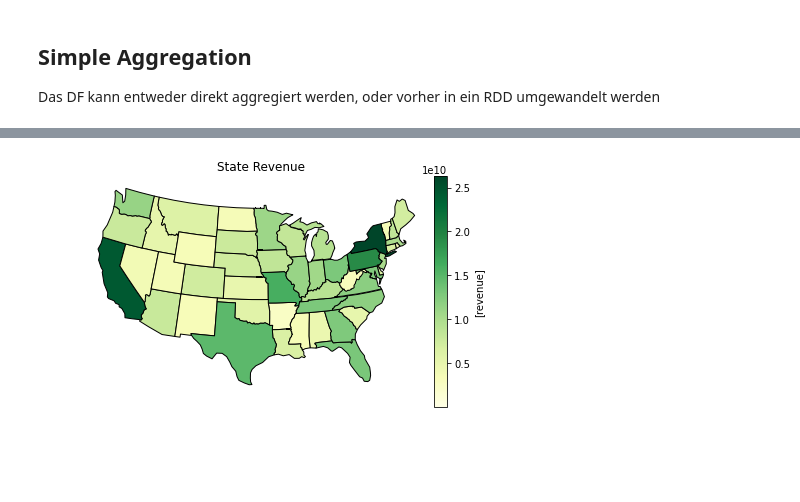
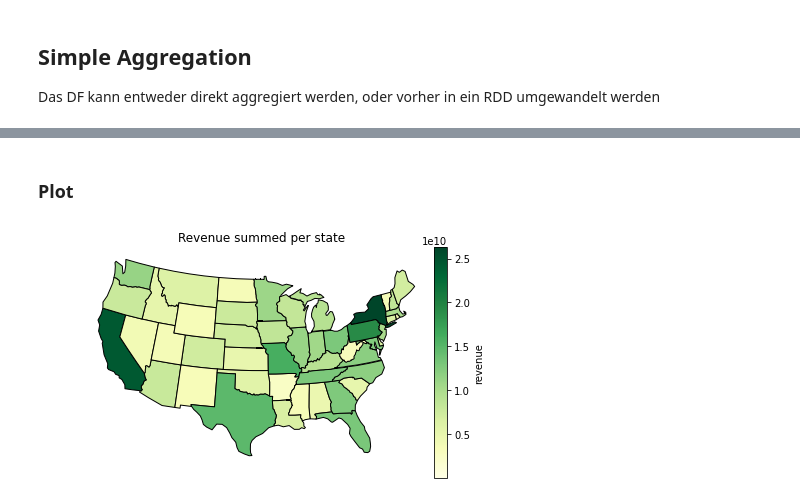
Before and after one commit to buti1021/BIGData, a Jupyter notebook: more_attributes_preprocessing.ipynb, the cells around one changed output, grey strips where cells are left out. Cells and saved outputs as stored; diff of their text form; code cells hidden in the pictures; blank space fills up the shorter version.

```diff
--- a/more_attributes_preprocessing.ipynb
+++ b/more_attributes_preprocessing.ipynb
@@ -218,12 +225,13 @@ Das DF kann entweder direkt aggregiert werden, oder vorher in ein RDD umgewandel
 # %%
-# Aggregation als RDD
-two_col_df = df.drop("ObjectID", "EIN", "Name", "RevenueEZ", "_c0") #col _c0 may (not) exist so drop or not drop it
+# Umwandlung in RDD und dann Aufsummierung der Revenues staatenweise
+from operator import add
+
+two_col_df = df.select("State", "Revenue") #Reduzierung auf die notwendigen Spalten
 two_col_df.printSchema()
-rdd = two_col_df.rdd
+rdd = two_col_df.rdd #Umwandlung in ein Key, Value RDD
 
-from operator import add
-reduced_rdd = rdd.reduceByKey(add).sortBy(lambda x: x[1], ascending = False)
-state_rev = reduced_rdd.collectAsMap()
+reduced_rdd = rdd.reduceByKey(add).sortBy(lambda x: x[1], ascending = False) #Aggreation und Sortierung nach Rev
+state_rev = reduced_rdd.collectAsMap() #Umwandlung in Python Dict
 state_rev
 # %% [output]
 root
@@ -250,11 +260,12 @@ time: 2.36 s (started: 2022-02-06 10:00:45 +00:00)
+# %% [markdown]
+### Plot
 # %%
-#!pip install cartopy
 import matplotlib.pyplot as plt
-import cartopy.crs as ccrs
-import cartopy.io.shapereader as shpreader
 from matplotlib.colors import rgb2hex, Normalize
 from matplotlib.colorbar import ColorbarBase
 from matplotlib import cm
+import cartopy.crs as ccrs
+import cartopy.io.shapereader as shpreader
 import numpy as np
 
 fig = plt.figure()
@@ -268,36 +279,36 @@ states_shp = shpreader.natural_earth(resolution='110m',
 ax.background_patch.set_visible(False)
 ax.outline_patch.set_visible(False)
 
-ax.set_title('State Revenue')
+ax.set_title('Revenue summed per state')
 
 cmap = cm.get_cmap("YlGn")
 min_val = min(state_rev.values())
 max_val = max(state_rev.values())
 
 for astate in shpreader.Reader(states_shp).records():
 
     ### You want to replace the following code with code that sets the
     ### facecolor as a gradient based on the population density above
     #facecolor = [0.9375, 0.9375, 0.859375]
 
     edgecolor = 'black'
 
     try:
         # use the name of this state to get pop_density
         rev_one_state = state_rev[ astate.attributes['postal'] ]
     except:
         rev_one_state = 0
 
     # `astate.geometry` is the polygon to plot
     ax.add_geometries([astate.geometry], ccrs.PlateCarree(),
                       facecolor=cmap(np.sqrt((rev_one_state-min_val)/(max_val-min_val)))[:3], edgecolor=edgecolor)
 
 ax_c = fig.add_axes([0.9, 0.1, 0.03, 0.8])
 norm = Normalize(vmin=min_val, vmax=max_val)
 cb = ColorbarBase(ax_c,cmap=cmap,norm=norm,orientation='vertical',
-                  label=r'[revenue]')
+                  label='revenue')
 
 
 plt.show()
 # %% [output]
-[figure, old version]
+[figure, new version]
```
Also changed, not shown: parts of 27 cells of this notebook.
